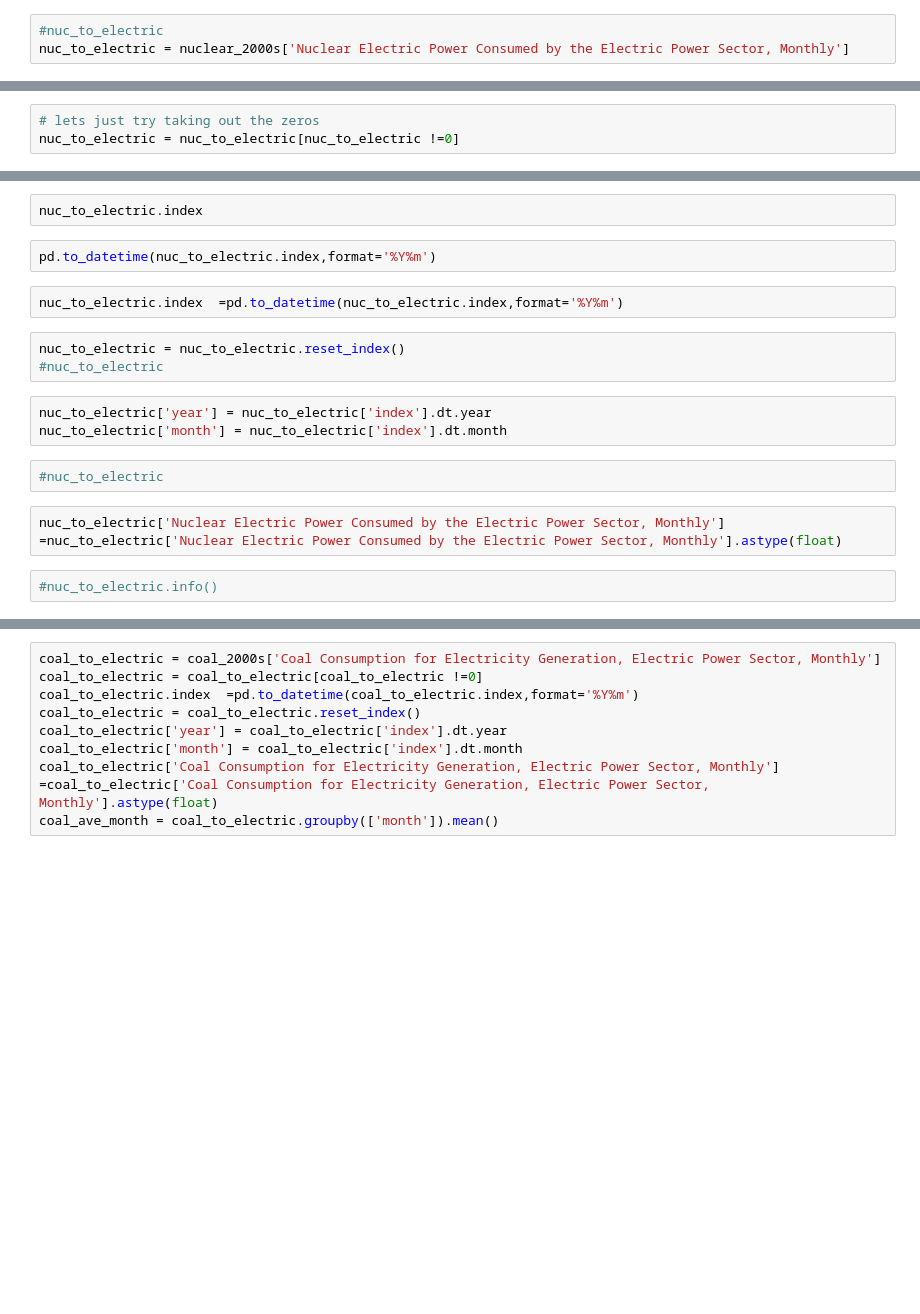
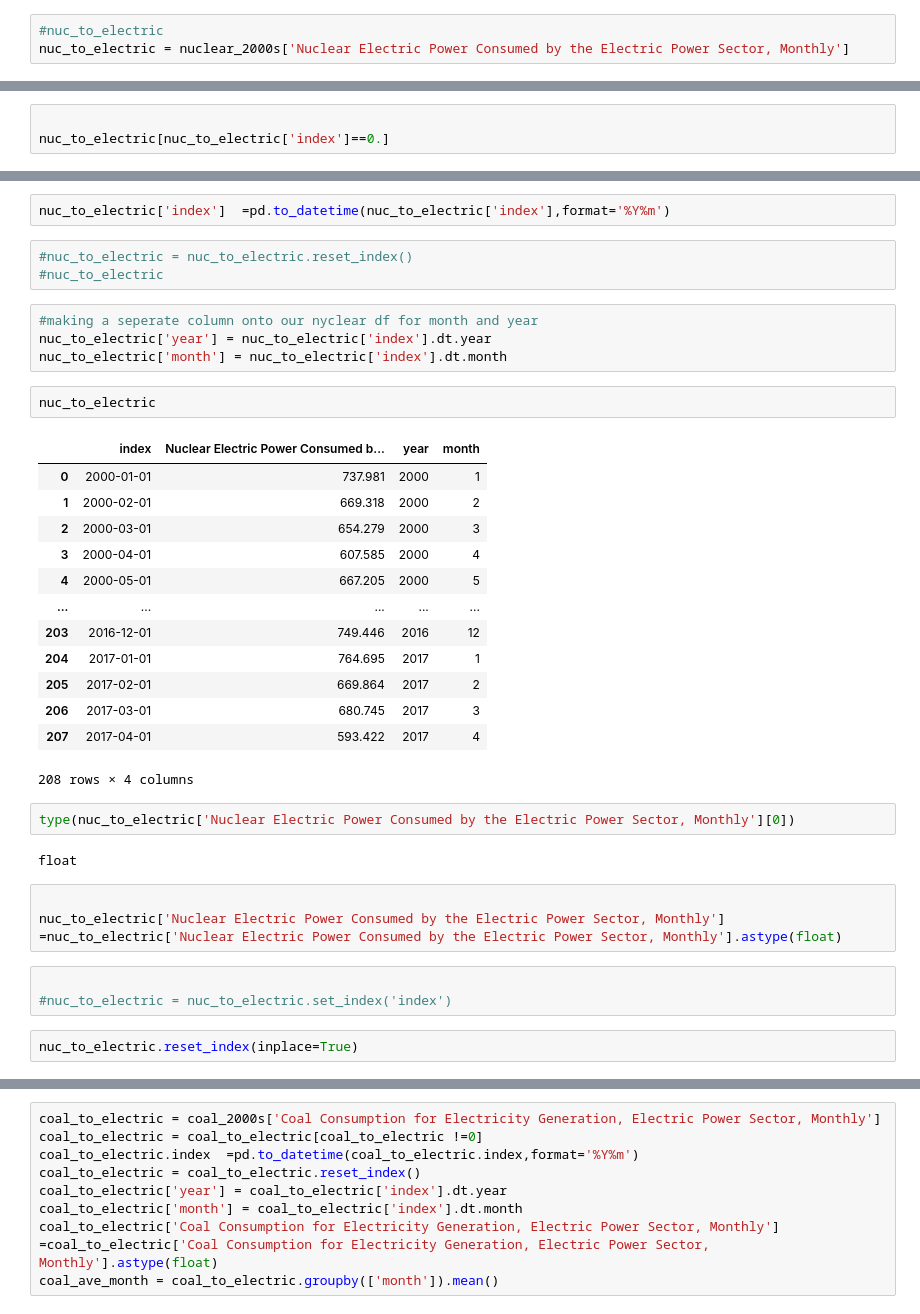
Before and after one commit to Iguanacolossus/energy-statistics, a Jupyter notebook: exploration.ipynb, the cells around one changed output, grey strips where cells are left out. Cells and saved outputs as stored; diff of their text form; blank space fills up the shorter version.

```diff
--- a/exploration.ipynb
+++ b/exploration.ipynb
@@ -726,3 +749,3 @@ type(nuc_to_electric)
 # %%
-# lets just try taking out the zeros
-nuc_to_electric = nuc_to_electric[nuc_to_electric !=0]
+
+nuc_to_electric[nuc_to_electric['index']==0.]
@@ -729,18 +770,37 @@ nuc_to_electric = nuc_to_electric[nuc_to_electric !=0]
+# %%
+nuc_to_electric['index']  =pd.to_datetime(nuc_to_electric['index'],format='%Y%m')
+# %%
+#nuc_to_electric = nuc_to_electric.reset_index()
+#nuc_to_electric
+# %%
+#making a seperate column onto our nyclear df for month and year
+nuc_to_electric['year'] = nuc_to_electric['index'].dt.year
+nuc_to_electric['month'] = nuc_to_electric['index'].dt.month
 # %%
-nuc_to_electric.index
+nuc_to_electric
+# %% [output]
+|  | index | Nuclear Electric Power Consumed b... | year | month |
+| 0 | 2000-01-01 | 737.981 | 2000 | 1 |
+| 1 | 2000-02-01 | 669.318 | 2000 | 2 |
+| 2 | 2000-03-01 | 654.279 | 2000 | 3 |
+| 3 | 2000-04-01 | 607.585 | 2000 | 4 |
+| 4 | 2000-05-01 | 667.205 | 2000 | 5 |
+| ... | ... | ... | ... | ... |
+| 203 | 2016-12-01 | 749.446 | 2016 | 12 |
+| 204 | 2017-01-01 | 764.695 | 2017 | 1 |
+| 205 | 2017-02-01 | 669.864 | 2017 | 2 |
+| 206 | 2017-03-01 | 680.745 | 2017 | 3 |
+| 207 | 2017-04-01 | 593.422 | 2017 | 4 |
+208 rows × 4 columns
-# %%
-pd.to_datetime(nuc_to_electric.index,format='%Y%m')
-# %%
-nuc_to_electric.index  =pd.to_datetime(nuc_to_electric.index,format='%Y%m')
+# %%
+type(nuc_to_electric['Nuclear Electric Power Consumed by the Electric Power Sector, Monthly'][0])
+# %% [output]
+float
+# %%
+
+nuc_to_electric['Nuclear Electric Power Consumed by the Electric Power Sector, Monthly'] =nuc_to_electric['Nuclear Electric Power Consumed by the Electric Power Sector, Monthly'].astype(float)
+# %%
+
+#nuc_to_electric = nuc_to_electric.set_index('index')
 # %%
-nuc_to_electric = nuc_to_electric.reset_index()
-#nuc_to_electric
+nuc_to_electric.reset_index(inplace=True)
-# %%
-nuc_to_electric['year'] = nuc_to_electric['index'].dt.year
-nuc_to_electric['month'] = nuc_to_electric['index'].dt.month
-# %%
-#nuc_to_electric
-# %%
-nuc_to_electric['Nuclear Electric Power Consumed by the Electric Power Sector, Monthly'] =nuc_to_electric['Nuclear Electric Power Consumed by the Electric Power Sector, Monthly'].astype(float)
-# %%
-#nuc_to_electric.info()
```
Also changed, not shown: parts of 36 cells of this notebook, 10 other files.
